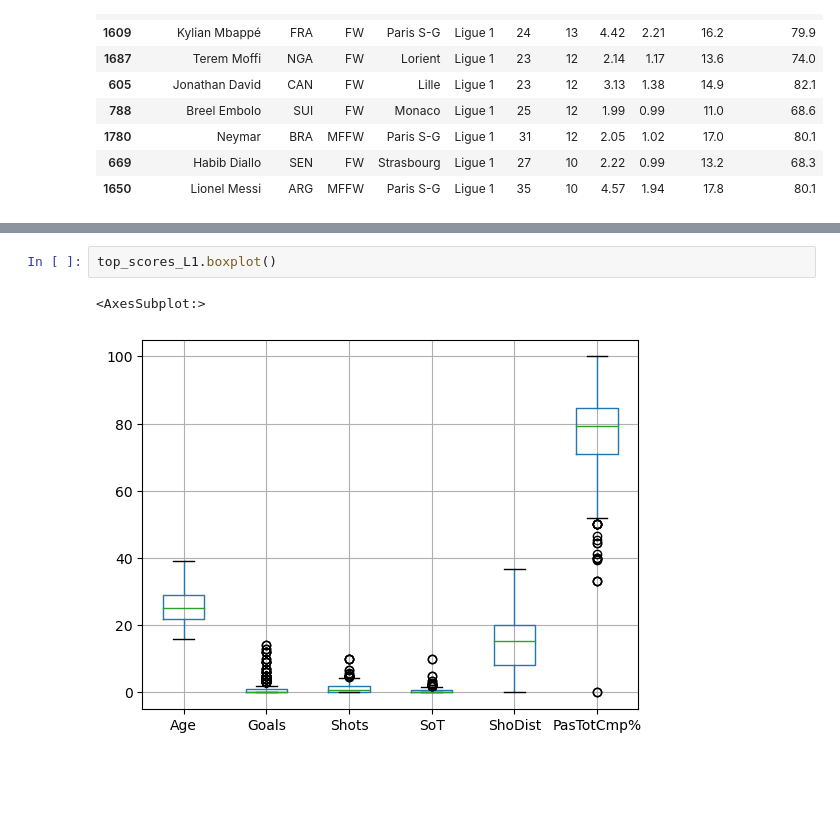
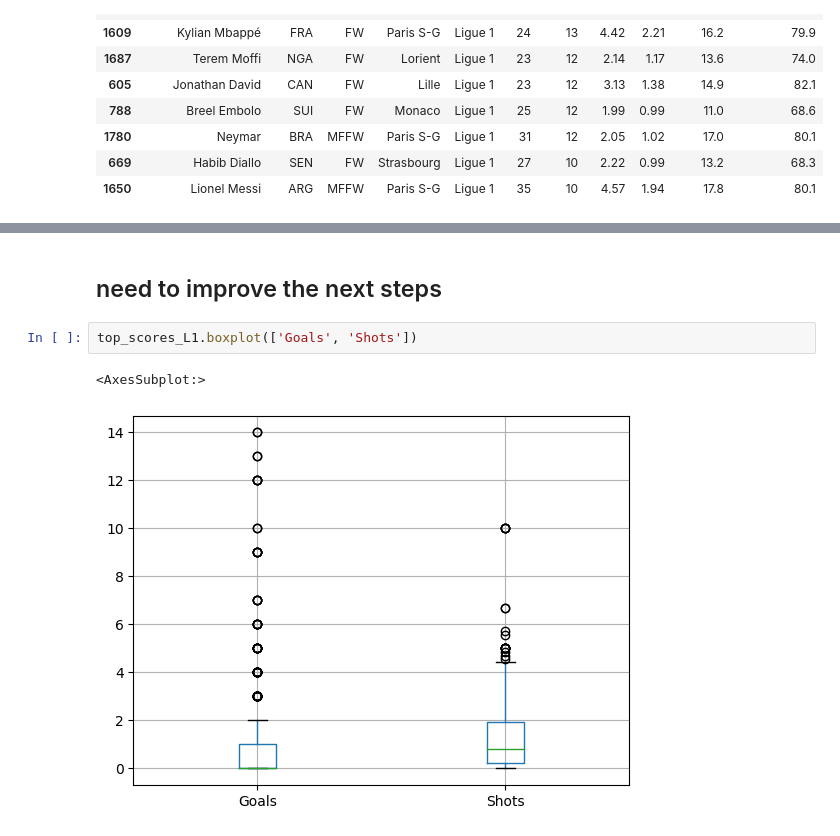
Before and after one commit to tiagoru/Football_Player_Stats, a Jupyter notebook: footbal_analysis.ipynb, the cells around one changed output, grey strips where cells are left out. Drawn from its saved outputs; the diff is of its cells as text; blank space fills up the shorter version.

```diff
--- a/footbal_analysis.ipynb
+++ b/footbal_analysis.ipynb
@@ -98,5 +108,7 @@ top_scores_L1.head(10)
+# %% [markdown]
+## need to improve the next steps
 # %%
-top_scores_L1.boxplot()
+top_scores_L1.boxplot(['Goals', 'Shots'])
 # %% [output]
 <AxesSubplot:>
-[figure, old version]
+[figure, new version]
```
Also changed, not shown: parts of 1 cell of this notebook.
